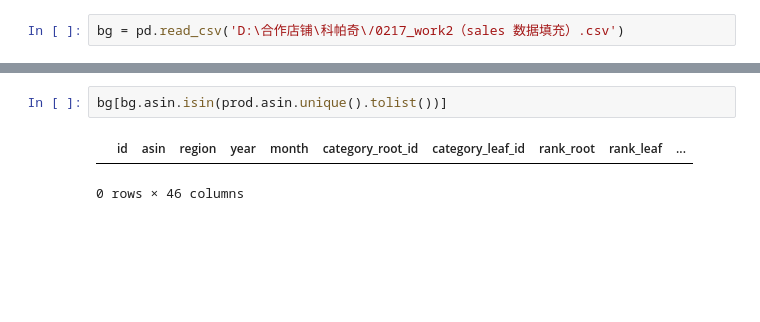
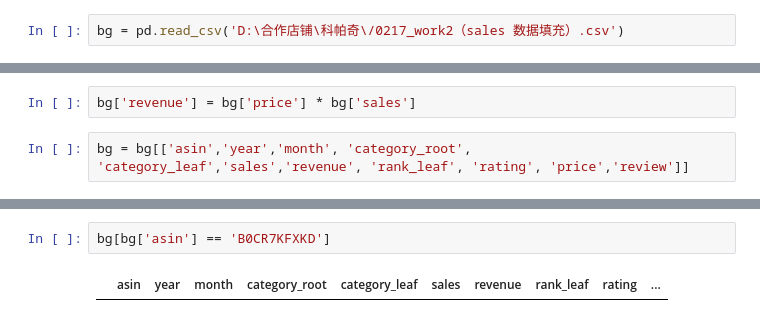
Before and after one commit to jackyzhu98/Report_API_Analysis, a Jupyter notebook: workingfiles/background.ipynb, the cells around one changed output, grey strips where cells are left out. Cells and saved outputs as stored; diff of their text form; blank space fills up the shorter version.

```diff
--- a/workingfiles/background.ipynb
+++ b/workingfiles/background.ipynb
@@ -25,0 +125,4 @@ prod
+# %%
+bg['revenue'] = bg['price'] * bg['sales']
+# %%
+bg = bg[['asin','year','month', 'category_root', 'category_leaf','sales','revenue', 'rank_leaf', 'rating', 'price','review']]
@@ -26,5 +145,4 @@ prod
 # %%
-bg[bg.asin.isin(prod.asin.unique().tolist())]
+bg[bg['asin'] == 'B0CR7KFXKD']
 # %% [output]
-|  | id | asin | region | year | month | category_root_id | category_leaf_id | rank_root | rank_leaf | ... |
+|  | asin | year | month | category_root | category_leaf | sales | revenue | rank_leaf | rating | ... |
-0 rows × 46 columns
```
Also changed, not shown: parts of 26 cells of this notebook, 6 other files.
